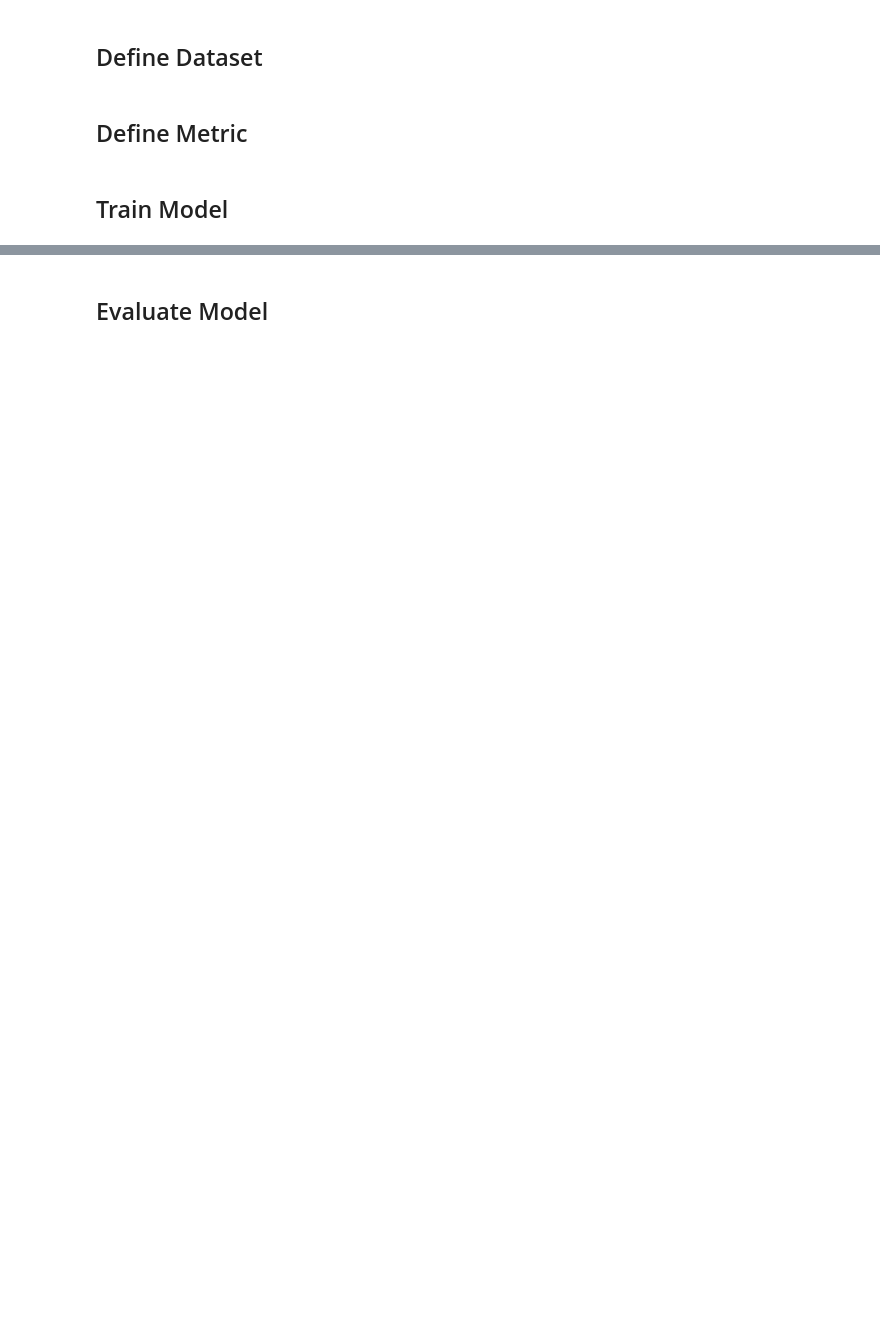
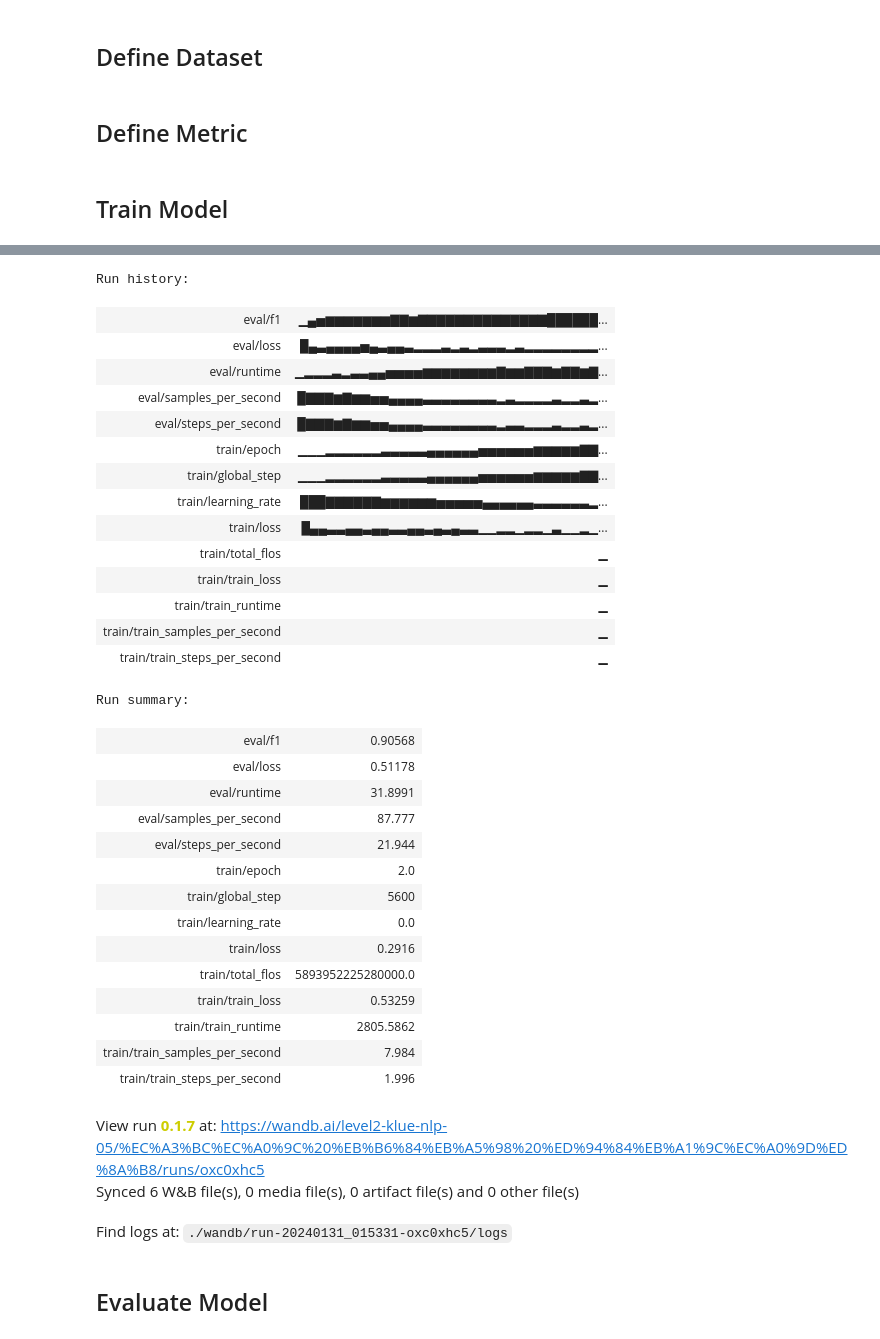
Before and after one commit to boostcampaitech6/level2-nlp-datacentric-nlp-05, a Jupyter notebook: code/baseline_code.ipynb, the cells around one changed output, grey strips where cells are left out. Drawn from its saved outputs; the diff is of its cells as text; code cells hidden in the pictures; blank space fills up the shorter version.

```diff
--- a/code/baseline_code.ipynb
+++ b/code/baseline_code.ipynb
@@ -133,0 +222,3 @@ trainer.train()
+# %%
+wandb.finish()
+# %% [output]
@@ -134,3 +226,36 @@ trainer.train()
+Run history:
+| eval/f1 | ▁▄▅▆▆▆▆▆▆▆▇▇▆▇▇▇▇▇▇▇▇▇▇▇▇▇▇██████... |
+| eval/loss | █▄▃▄▄▄▄▅▄▃▄▄▃▂▂▂▃▂▃▂▃▃▃▂▃▂▂▂▂▂▂▂▂... |
+| eval/runtime | ▁▂▂▂▃▂▃▃▄▄▅▅▅▅▆▆▆▆▆▆▆▆▇▆▆▇▇▇▆▇▇▆▇... |
+| eval/samples_per_second | █▇▇▇▆▇▆▆▅▅▄▄▄▄▃▃▃▃▃▃▃▃▂▃▂▂▂▂▃▂▂▃▂... |
+| eval/steps_per_second | █▇▇▇▆▇▆▆▅▅▄▄▄▄▃▃▃▃▃▃▃▃▂▃▃▂▂▂▃▂▂▃▂... |
+| train/epoch | ▁▁▁▂▂▂▂▂▂▃▃▃▃▃▄▄▄▄▄▄▅▅▅▅▅▅▆▆▆▆▆▇▇... |
+| train/global_step | ▁▁▁▂▂▂▂▂▂▃▃▃▃▃▄▄▄▄▄▄▅▅▅▅▅▅▆▆▆▆▆▇▇... |
+| train/learning_rate | ███▇▇▇▇▇▇▆▆▆▆▆▆▅▅▅▅▅▄▄▄▄▄▄▃▃▃▃▃▃▂... |
+| train/loss | █▄▄▃▃▄▄▃▄▄▃▃▄▄▃▄▃▄▃▃▁▁▂▂▁▂▂▁▃▁▁▂▁... |
+| train/total_flos | ▁ |
+| train/train_loss | ▁ |
+| train/train_runtime | ▁ |
+| train/train_samples_per_second | ▁ |
+| train/train_steps_per_second | ▁ |
+Run summary:
+| eval/f1 | 0.90568 |
+| eval/loss | 0.51178 |
+| eval/runtime | 31.8991 |
+| eval/samples_per_second | 87.777 |
+| eval/steps_per_second | 21.944 |
+| train/epoch | 2.0 |
+| train/global_step | 5600 |
+| train/learning_rate | 0.0 |
+| train/loss | 0.2916 |
+| train/total_flos | 5893952225280000.0 |
+| train/train_loss | 0.53259 |
+| train/train_runtime | 2805.5862 |
+| train/train_samples_per_second | 7.984 |
+| train/train_steps_per_second | 1.996 |
+View run 0.1.7 at: https://wandb.ai/level2-klue-nlp-05/%EC%A3%BC%EC%A0%9C%20%EB%B6%84%EB%A5%98%20%ED%94%84%EB%A1%9C%EC%A0%9D%ED%8A%B8/runs/oxc0xhc5
+Synced 6 W&B file(s), 0 media file(s), 0 artifact file(s) and 0 other file(s)
+Find logs at: ./wandb/run-20240131_015331-oxc0xhc5/logs
 # %% [markdown]
 ## Evaluate Model
 # %%
```
Also changed, not shown: parts of 6 cells of this notebook, 1 other file.
